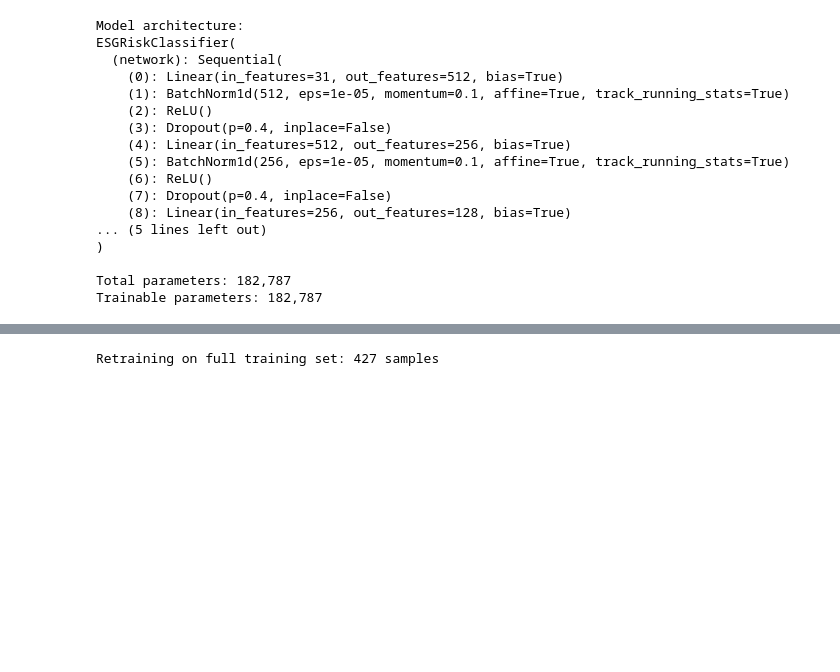
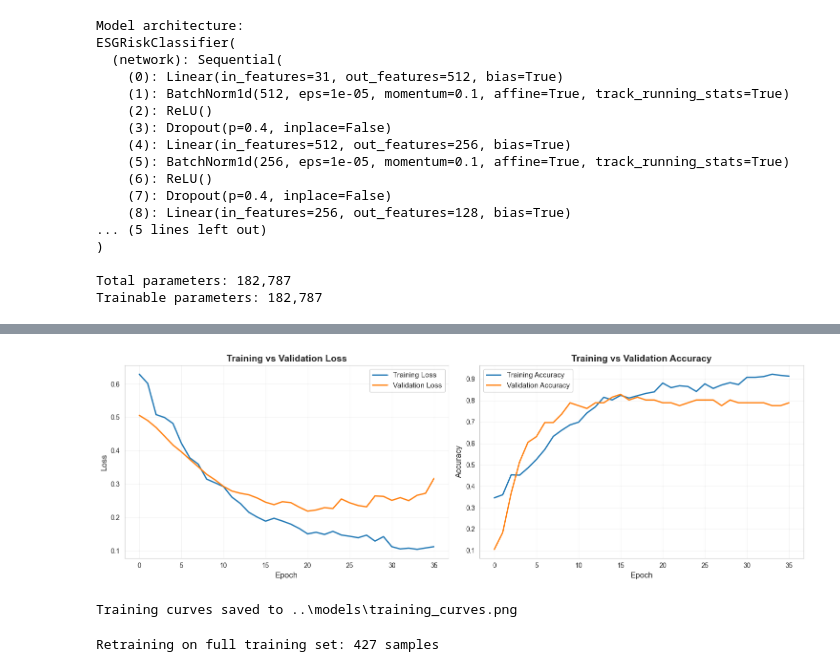
Before and after one commit to Surya-Hariharan/ESG-Sustainability-Analysis, a Jupyter notebook: notebooks/03_ESG_Risk_Model_Training.ipynb, the cells around one changed output, grey strips where cells are left out. Saved outputs shown, nothing was run; the diff lists cells and outputs as text; code cells hidden in the pictures; blank space fills up the shorter version.

```diff
--- a/notebooks/03_ESG_Risk_Model_Training.ipynb
+++ b/notebooks/03_ESG_Risk_Model_Training.ipynb
@@ -190,4 +198,5 @@ class_counts = torch.bincount(y_train_tensor)
 class_weights = 1.0 / class_counts.float()
 class_weights = class_weights / class_weights.sum() * len(class_weights)
 class_weights = class_weights.to(device)
-criterion = FocalLoss(alpha=class_weights, gamma=2.0)
+criterion = FocalLoss(alpha=class_weights, gamma=2.0, label_smoothing=0.1)
+print(f"Using Focal Loss with label smoothing=0.1 and gamma=2.0")
@@ -261,24 +276,25 @@ def train_with_config(batch_size, learning_rate, weight_decay, num_epochs):
 # %%
 hyperparameter_grid = {
     'batch_size': [32, 64],
-    'learning_rate': [0.0003, 0.0002, 0.0001],
-    'weight_decay': [5e-4, 1e-4],
-    'num_epochs': [200]
+    'learning_rate': [0.0001, 0.0002],  # Reduced search space for faster testing
+    'weight_decay': [1e-4, 5e-4],
+    'num_epochs': [150]  # OneCycleLR converges faster
 }
 # %%
 best_config = None
 best_val_loss = float('inf')
 best_model_state = None
 results = []
-
+best_curves = None
 for batch_size in hyperparameter_grid['batch_size']:
     for lr in hyperparameter_grid['learning_rate']:
         for wd in hyperparameter_grid['weight_decay']:
             for epochs in hyperparameter_grid['num_epochs']:
                 print(f"\nTesting: bs={batch_size}, lr={lr}, wd={wd}, epochs={epochs}")
-                val_loss, val_acc, trained_model = train_with_config(batch_size, lr, wd, epochs)
+                val_loss, val_acc, trained_model, train_losses, val_losses, train_accs, val_accs = train_with_config(
+                    batch_size, lr, wd, epochs
+                )
                 print(f"Val Loss: {val_loss:.4f}, Val Acc: {val_acc:.4f}")
-
                 results.append({
                     'batch_size': batch_size,
                     'learning_rate': lr,
@@ -287,7 +303,6 @@ for batch_size in hyperparameter_grid['batch_size']:
                     'val_loss': val_loss,
                     'val_acc': val_acc
                 })
-
                 if val_loss < best_val_loss:
                     best_val_loss = val_loss
                     best_config = {
@@ -297,7 +312,12 @@ for batch_size in hyperparameter_grid['batch_size']:
                         'num_epochs': epochs
                     }
                     best_model_state = trained_model.state_dict()
-
+                    best_curves = {
+                        'train_losses': train_losses,
+                        'val_losses': val_losses,
+                        'train_accs': train_accs,
+                        'val_accs': val_accs
+                    }
 print(f"\nBest configuration: {best_config}")
 print(f"Best validation loss: {best_val_loss:.4f}")
 # %% [output]
@@ -321,3 +341,26 @@ Best validation loss: 0.1588
+# %%
+fig, axes = plt.subplots(1, 2, figsize=(15, 5))
+axes[0].plot(best_curves['train_losses'], label='Training Loss', linewidth=2)
+axes[0].plot(best_curves['val_losses'], label='Validation Loss', linewidth=2)
+axes[0].set_xlabel('Epoch', fontsize=12)
+axes[0].set_ylabel('Loss', fontsize=12)
+axes[0].set_title('Training vs Validation Loss', fontsize=14, fontweight='bold')
+axes[0].legend(fontsize=11)
+axes[0].grid(True, alpha=0.3)
+axes[1].plot(best_curves['train_accs'], label='Training Accuracy', linewidth=2)
+axes[1].plot(best_curves['val_accs'], label='Validation Accuracy', linewidth=2)
+axes[1].set_xlabel('Epoch', fontsize=12)
+axes[1].set_ylabel('Accuracy', fontsize=12)
+axes[1].set_title('Training vs Validation Accuracy', fontsize=14, fontweight='bold')
+axes[1].legend(fontsize=11)
+axes[1].grid(True, alpha=0.3)
+plt.tight_layout()
+plt.savefig(model_dir / 'training_curves.png', dpi=150, bbox_inches='tight')
+plt.show()
+print(f"Training curves saved to {model_dir / 'training_curves.png'}")
+# %% [output]
+[figure, added]
+Training curves saved to ..\models\training_curves.png
 # %%
 X_full_train = pd.concat([X_train, X_val], axis=0)
 y_full_train = pd.concat([y_train, y_val], axis=0)
```
Also changed, not shown: parts of 16 cells of this notebook, 9 other files.
